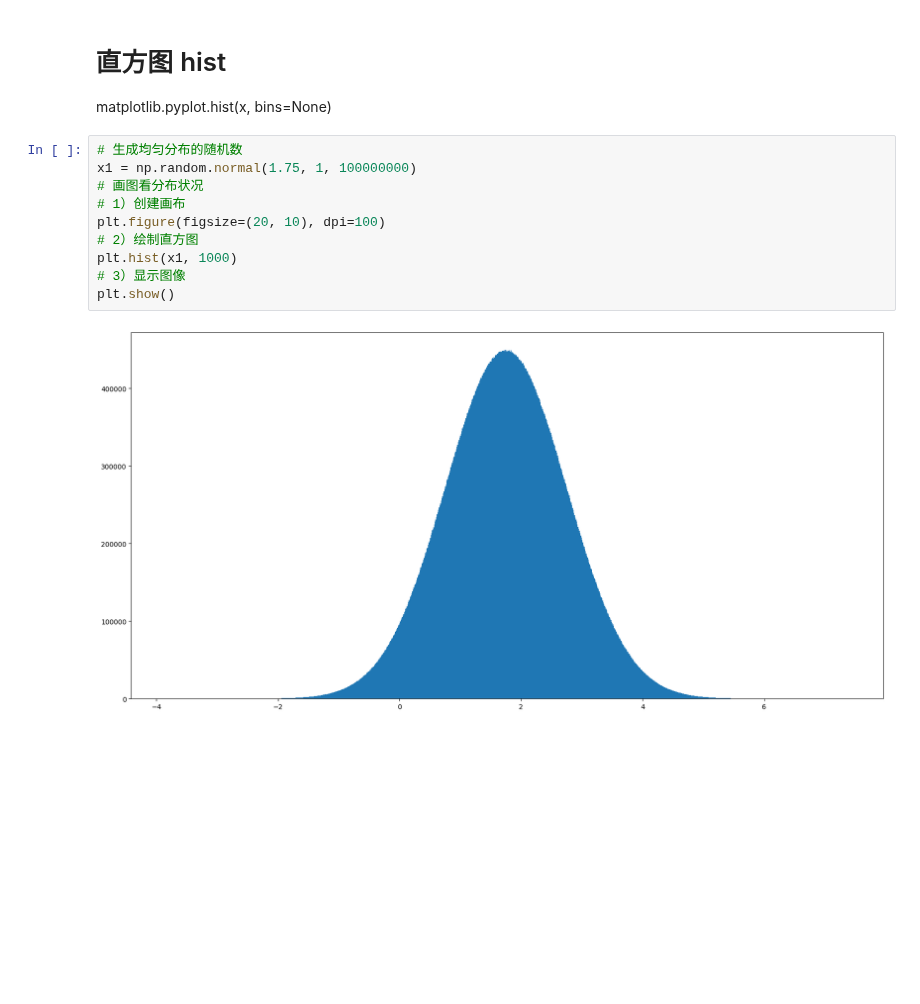
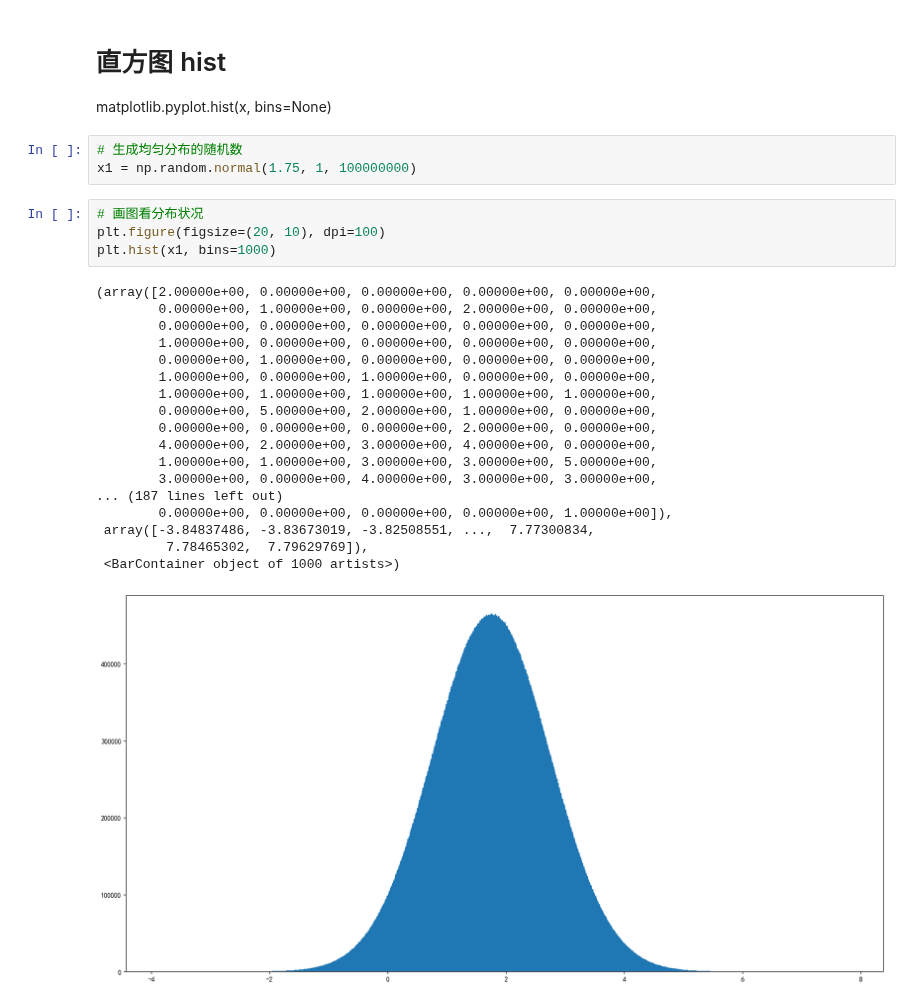
Before and after one commit to NagatoYuki0943/ML, a Jupyter notebook: code/matplotlib/03_plot_scatter_bar_hist.ipynb, the cells around one changed output. Drawn from its saved outputs; the diff is of its cells as text; blank space fills up the shorter version.

```diff
--- a/code/matplotlib/03_plot_scatter_bar_hist.ipynb
+++ b/code/matplotlib/03_plot_scatter_bar_hist.ipynb
@@ -135,15 +135,29 @@ plt.show()
 # %% [markdown]
 # 直方图 hist
 matplotlib.pyplot.hist(x, bins=None)
+# %%
+# 生成均匀分布的随机数
+x1 = np.random.normal(1.75, 1, 100000000)
 # %%
-# 生成均匀分布的随机数
-x1 = np.random.normal(1.75, 1, 100000000)
 # 画图看分布状况
-# 1）创建画布
 plt.figure(figsize=(20, 10), dpi=100)
-# 2）绘制直方图
-plt.hist(x1, 1000)
-# 3）显示图像
-plt.show()
+plt.hist(x1, bins=1000)
 # %% [output]
+(array([2.00000e+00, 0.00000e+00, 0.00000e+00, 0.00000e+00, 0.00000e+00,
+        0.00000e+00, 1.00000e+00, 0.00000e+00, 2.00000e+00, 0.00000e+00,
+        0.00000e+00, 0.00000e+00, 0.00000e+00, 0.00000e+00, 0.00000e+00,
+        1.00000e+00, 0.00000e+00, 0.00000e+00, 0.00000e+00, 0.00000e+00,
+        0.00000e+00, 1.00000e+00, 0.00000e+00, 0.00000e+00, 0.00000e+00,
+        1.00000e+00, 0.00000e+00, 1.00000e+00, 0.00000e+00, 0.00000e+00,
+        1.00000e+00, 1.00000e+00, 1.00000e+00, 1.00000e+00, 1.00000e+00,
+        0.00000e+00, 5.00000e+00, 2.00000e+00, 1.00000e+00, 0.00000e+00,
+        0.00000e+00, 0.00000e+00, 0.00000e+00, 2.00000e+00, 0.00000e+00,
+        4.00000e+00, 2.00000e+00, 3.00000e+00, 4.00000e+00, 0.00000e+00,
+        1.00000e+00, 1.00000e+00, 3.00000e+00, 3.00000e+00, 5.00000e+00,
+        3.00000e+00, 0.00000e+00, 4.00000e+00, 3.00000e+00, 3.00000e+00,
+... (187 lines left out)
+        0.00000e+00, 0.00000e+00, 0.00000e+00, 0.00000e+00, 1.00000e+00]),
+ array([-3.84837486, -3.83673019, -3.82508551, ...,  7.77300834,
+         7.78465302,  7.79629769]),
+ <BarContainer object of 1000 artists>)
-[figure, old version]
+[figure, new version]
```
Also changed, not shown: parts of 1 cell of this notebook, 35 other files.
